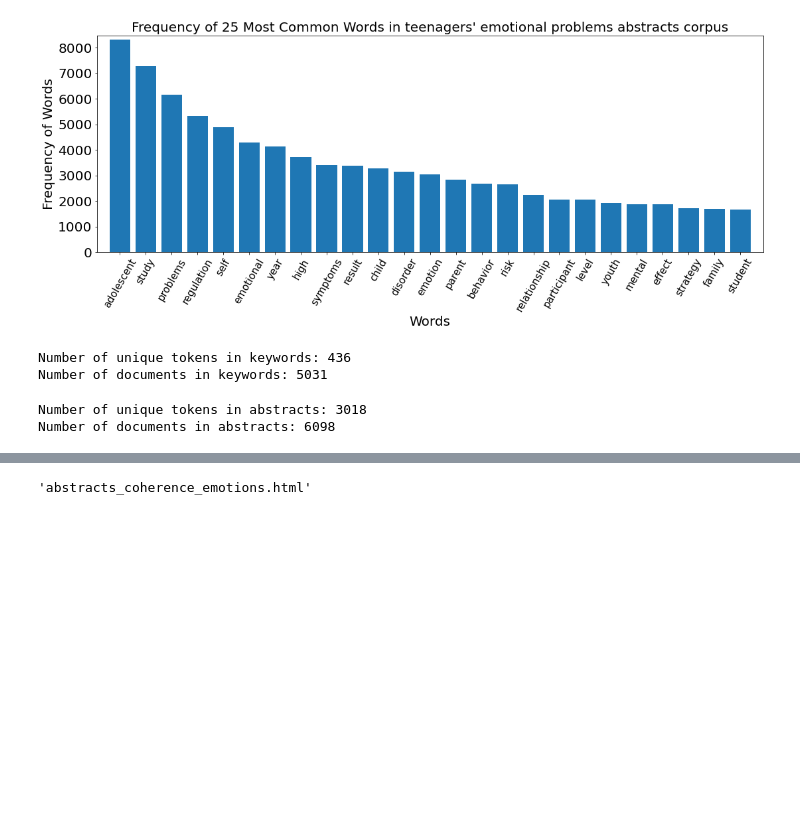
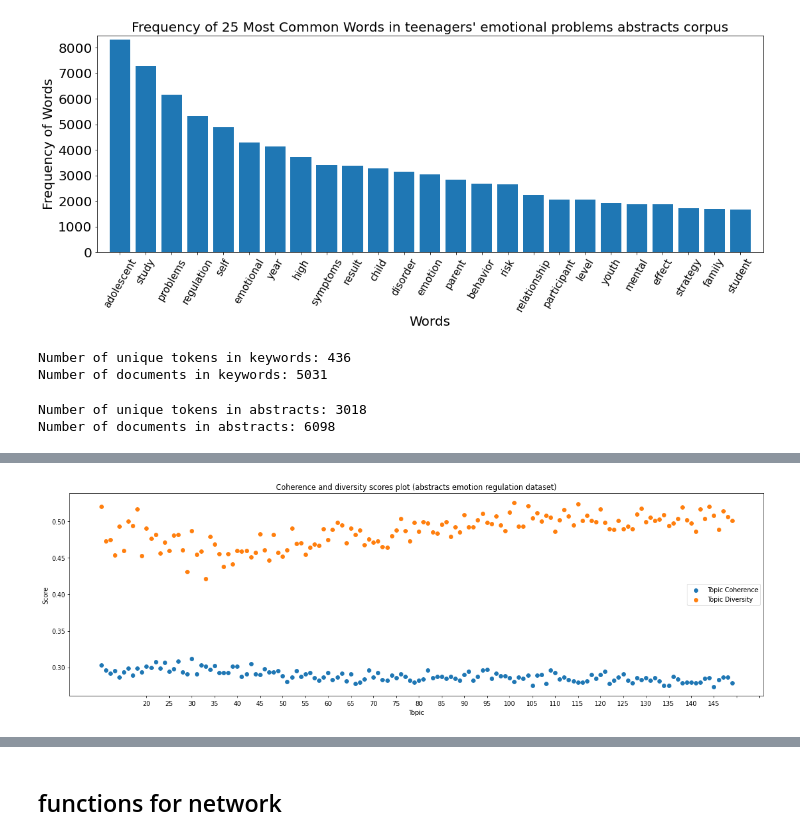
Before and after one commit to raniakp/thesis-text-mining-published-literature, a Jupyter notebook: notebooks/LDA_emotion_regulation_analysis.ipynb, the cells around one changed output, grey strips where cells are left out. Cells and saved outputs as stored; diff of their text form; code cells hidden in the pictures; blank space fills up the shorter version.

```diff
--- a/notebooks/LDA_emotion_regulation_analysis.ipynb
+++ b/notebooks/LDA_emotion_regulation_analysis.ipynb
@@ -284,2 +323,2 @@ score_keywords, labels_keywords = get_topics_and_score(lda_keywords, corpus_keyw
 # %%
-score_abstracts, labels_abstracts = get_topics_and_score(lda_abstracts, corpus_abstracts, abstracts_dict, lemmatized_abstracts)
+score_abstracts, labels_abstracts, models_abstracts, diversity_abstracts = get_topics_and_score(corpus_abstracts, abstracts_dict, lemmatized_abstracts)
@@ -311,0 +334,4 @@ plot(visualize_coherence(score_keywords, labels_keywords), filename = 'keywords_
+# %%
+visualize_metric(score_abstracts, diversity_abstracts, labels_abstracts, '(abstracts emotion regulation dataset)')
+# %% [output]
+[figure, added]
@@ -312,4 +339,2 @@ plot(visualize_coherence(score_keywords, labels_keywords), filename = 'keywords_
 # %%
-plot(visualize_coherence(score_abstracts, labels_abstracts), filename = 'abstracts_coherence_emotions.html') #visualising coherence
+# plot(visualize_metric(score_abstracts, labels_abstracts, diversity_abstracts), filename = 'abstracts_coherence_diversity_emotions.html') #visualising coherence
-# %% [output]
-'abstracts_coherence_emotions.html'
@@ -320,3 +341,5 @@ plot(visualize_coherence(score_abstracts, labels_abstracts), filename = 'abstrac
+# %% [markdown]
+## functions for network
 # %%
 # create df with nodes and edges
 def generate_edges(topic2words):
```
Also changed, not shown: parts of 40 cells of this notebook, 50 other files.
